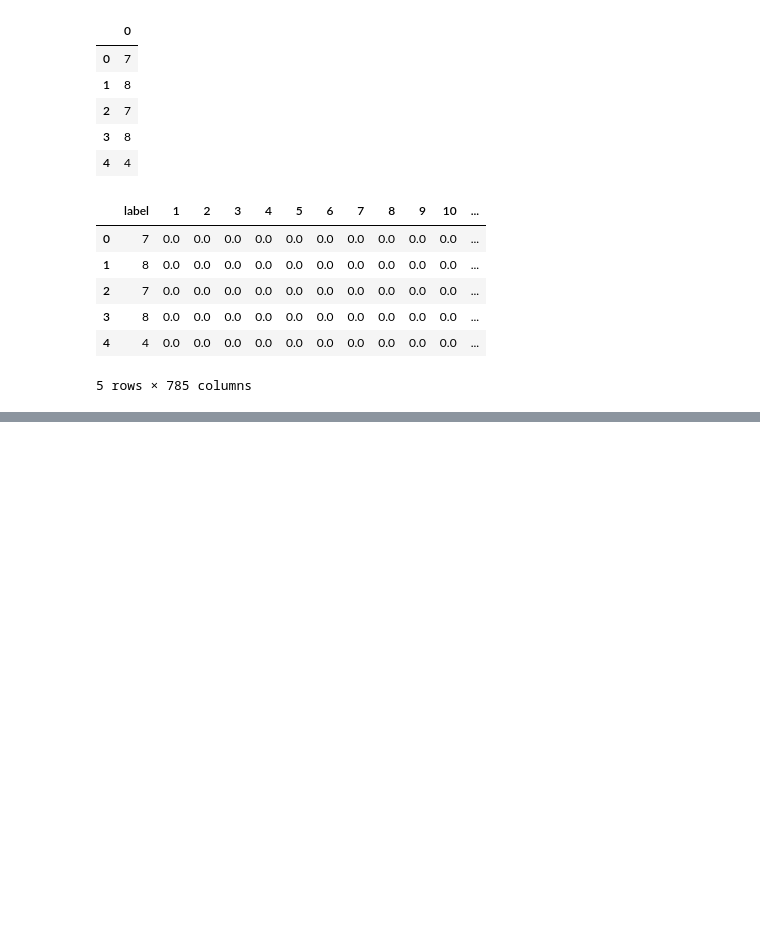
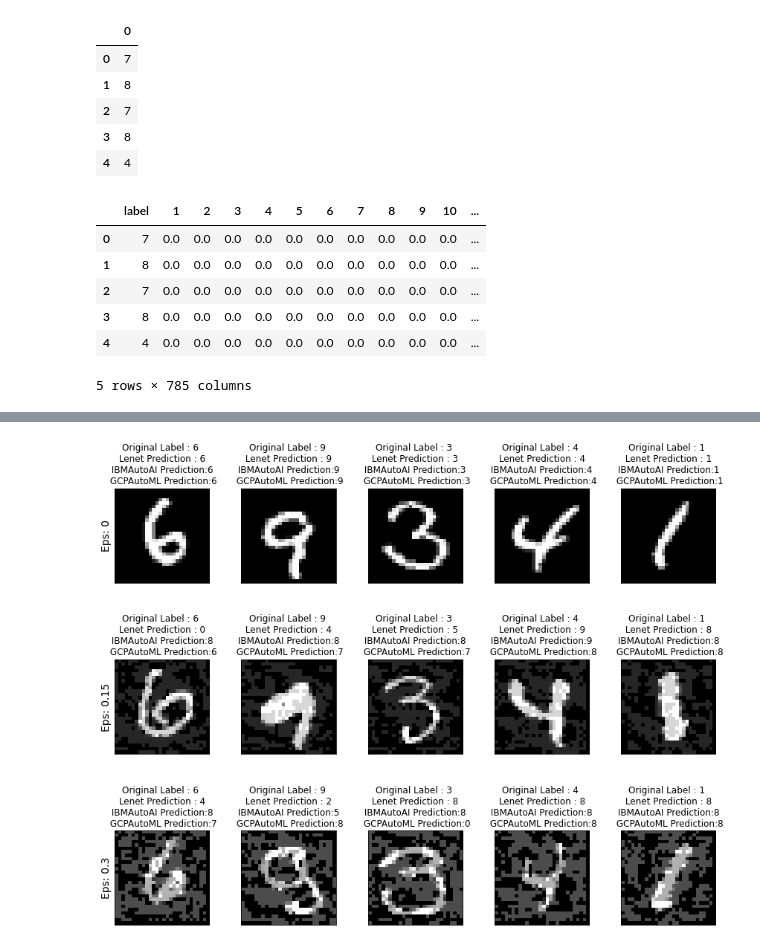
Before and after one commit to aashka-trivedi/cloud-autoai-adversarial-robustness, a Jupyter notebook: code/AdversarialExampleGeneration.ipynb, the cells around one changed output, grey strips where cells are left out. Drawn from its saved outputs; the diff is of its cells as text; code cells hidden in the pictures; blank space fills up the shorter version.

Commit message:
Adversarial Examples 0.1,0.2,0.25

```diff
--- a/code/AdversarialExampleGeneration.ipynb
+++ b/code/AdversarialExampleGeneration.ipynb
@@ -435,0 +540,7 @@ train.to_csv('mnist_train_pytorch.csv', sep=',', header=True, index=False)
+# %%
+ad15_ibm = pd.read_csv('adv15_predictions.csv', sep=',', index_col=None)
+ad30_ibm = pd.read_csv('adv30_predictions.csv', sep=',', index_col=None)
+ad15 = pd.read_csv('adv_examples_15.csv', sep=',', index_col=None)
+ad30 = pd.read_csv('adv_examples_30.csv', sep=',', index_col=None)
+# %%
+mnist = pd.read_csv('mnist_test_pytorch.csv', sep=',', index_col=None)
@@ -435,0 +576,49 @@ train.to_csv('mnist_train_pytorch.csv', sep=',', header=True, index=False)
+# %%
+# Plot several examples of adversarial samples at each epsilon
+cnt = 0
+plt.figure(figsize=(12,10))
+epsilons = [0,0.15,0.30]
+
+#plot images for [6,9,3,4,1]
+adv15_idx =[8,6,21,3,11]
+adv30_idx =[23,5,11,36,0]
+gcp_15 = [6,7,7,8,8]
+gcp_30 = [7,8,0,8,8]
+
+for i in range(len(epsilons)):
+    for j in range(5):
+        cnt += 1
+        #plt.subplot(len(epsilons),len(examples[0]),cnt)
+        plt.subplot(len(epsilons),5,cnt)
+        plt.xticks([], [])
+        plt.yticks([], [])
+        if j == 0:
+            plt.ylabel("Eps: {}".format(epsilons[i]), fontsize=14)
+        if i ==0:
+          ex = mnist.iloc[j,1:].values
+          true_label = mnist.iloc[j,0]
+          lenet_label = mnist.iloc[j,0]
+          ibm_label = mnist.iloc[j,0]
+          gcp_label = mnist.iloc[j,0]
+        if i == 1:
+          ex = ad15.iloc[adv15_idx[j],2:].values
+          true_label = ad15.iloc[adv15_idx[j],0]
+          lenet_label = ad15.iloc[adv15_idx[j],1]
+          ibm_label = ad15_ibm.iloc[adv15_idx[j],1]
+          gcp_label = gcp_15[j]
+        if i==2:
+          ex = ad30.iloc[adv30_idx[j],2:].values
+          true_label = ad30.iloc[adv30_idx[j],0]
+          lenet_label = ad30.iloc[adv30_idx[j],1]
+          ibm_label = ad30_ibm.iloc[adv30_idx[j],1]
+          gcp_label = gcp_30[j]
+
+        ex = ex.reshape(28,28)
+
+        plt.title("Original Label : {} \n Lenet Prediction : {} \n IBMAutoAI Prediction:{} \n GCPAutoML Prediction:{}".format(true_label, lenet_label, ibm_label, gcp_label))
+        plt.imshow(ex, cmap="gray")
+plt.tight_layout()
+plt.savefig('adv_ex.png')
+plt.show()
+# %% [output]
+[figure, added]
```
Also changed, not shown: parts of 29 cells of this notebook, 4 other files.
